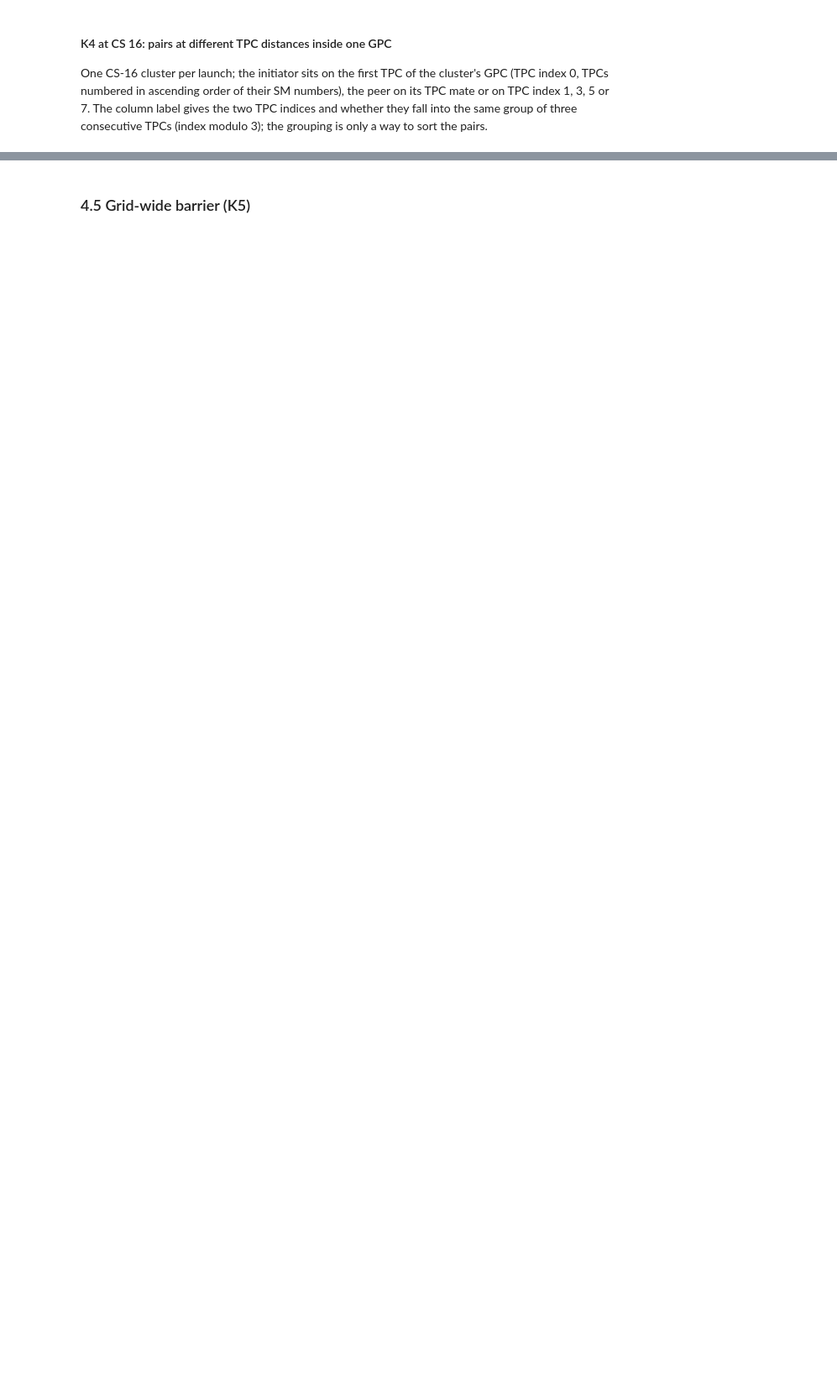
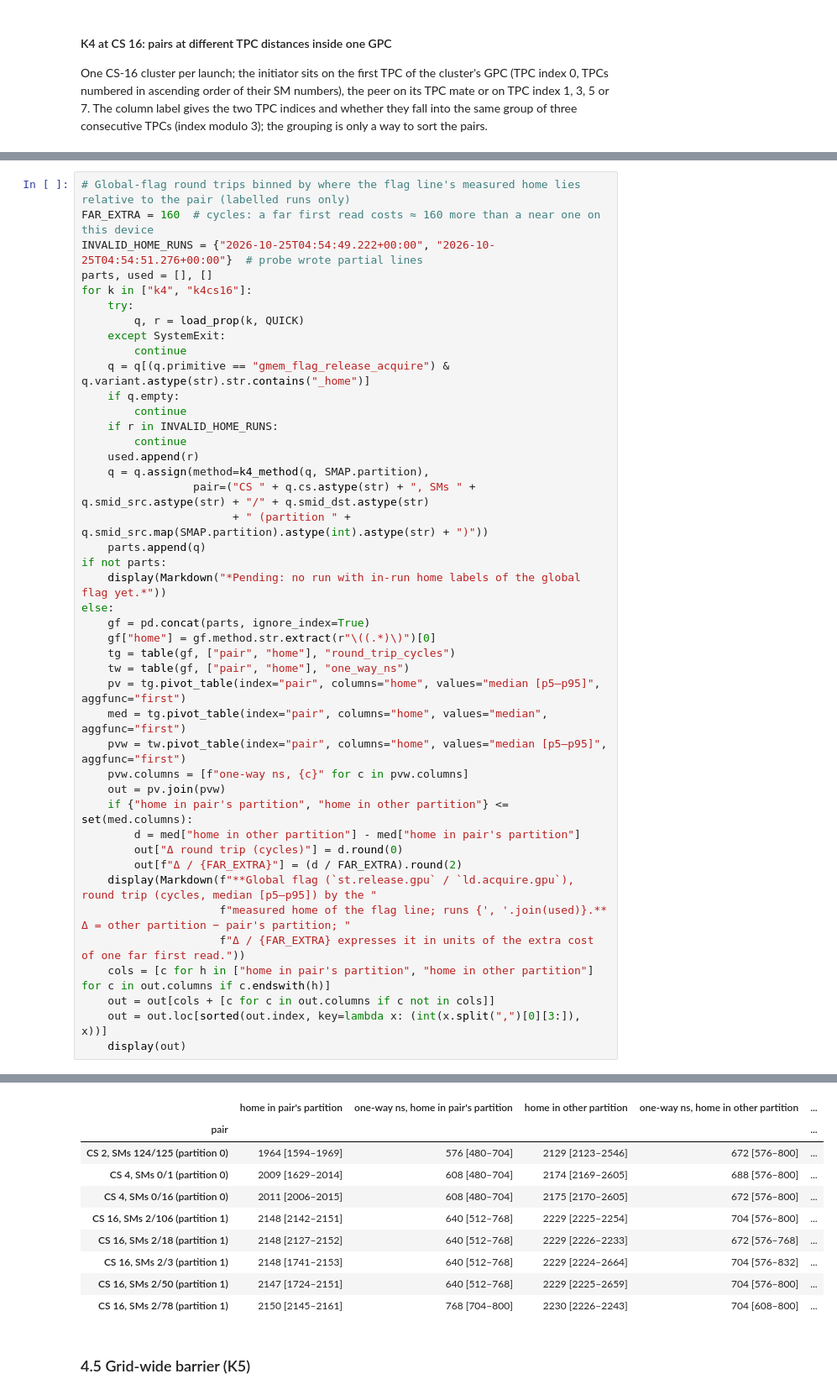
Before and after one commit to lomolisso/h100-microbench, a Jupyter notebook: experiments/07__synchronization_primitives/07__synchronization_primitives.ipynb, the cells around one changed output, grey strips where cells are left out. Shown at 84% size. Saved outputs shown, nothing was run; the diff lists cells and outputs as text; blank space fills up the shorter version.

```diff
--- a/experiments/07__synchronization_primitives/07__synchronization_primitives.ipynb
+++ b/experiments/07__synchronization_primitives/07__synchronization_primitives.ipynb
@@ -728,0 +732,44 @@ Across the 5 pairs, a method's median round trip varies by 0–25 cycles (larges
+# %%
+# Global-flag round trips binned by where the flag line's measured home lies relative to the pair (labelled runs only)
+FAR_EXTRA = 160  # cycles: a far first read costs ≈ 160 more than a near one on this device
+INVALID_HOME_RUNS = {"2026-10-25T04:54:49.222+00:00", "2026-10-25T04:54:51.276+00:00"}  # probe wrote partial lines
+parts, used = [], []
+for k in ["k4", "k4cs16"]:
+    try:
+        q, r = load_prop(k, QUICK)
+    except SystemExit:
+        continue
+    q = q[(q.primitive == "gmem_flag_release_acquire") & q.variant.astype(str).str.contains("_home")]
+    if q.empty:
+        continue
+    if r in INVALID_HOME_RUNS:
+        continue
+    used.append(r)
+    q = q.assign(method=k4_method(q, SMAP.partition),
+                 pair=("CS " + q.cs.astype(str) + ", SMs " + q.smid_src.astype(str) + "/" + q.smid_dst.astype(str)
+                       + " (partition " + q.smid_src.map(SMAP.partition).astype(int).astype(str) + ")"))
+    parts.append(q)
+if not parts:
+    display(Markdown("*Pending: no run with in-run home labels of the global flag yet.*"))
+else:
+    gf = pd.concat(parts, ignore_index=True)
+    gf["home"] = gf.method.str.extract(r"\((.*)\)")[0]
+    tg = table(gf, ["pair", "home"], "round_trip_cycles")
+    tw = table(gf, ["pair", "home"], "one_way_ns")
+    pv = tg.pivot_table(index="pair", columns="home", values="median [p5–p95]", aggfunc="first")
+    med = tg.pivot_table(index="pair", columns="home", values="median", aggfunc="first")
+    pvw = tw.pivot_table(index="pair", columns="home", values="median [p5–p95]", aggfunc="first")
+    pvw.columns = [f"one-way ns, {c}" for c in pvw.columns]
+    out = pv.join(pvw)
+    if {"home in pair's partition", "home in other partition"} <= set(med.columns):
+        d = med["home in other partition"] - med["home in pair's partition"]
+        out["Δ round trip (cycles)"] = d.round(0)
+        out[f"Δ / {FAR_EXTRA}"] = (d / FAR_EXTRA).round(2)
+    display(Markdown(f"**Global flag (`st.release.gpu` / `ld.acquire.gpu`), round trip (cycles, median [p5–p95]) by the "
+                     f"measured home of the flag line; runs {', '.join(used)}.** Δ = other partition − pair's partition; "
+                     f"Δ / {FAR_EXTRA} expresses it in units of the extra cost of one far first read."))
+    cols = [c for h in ["home in pair's partition", "home in other partition"] for c in out.columns if c.endswith(h)]
+    out = out[cols + [c for c in out.columns if c not in cols]]
+    out = out.loc[sorted(out.index, key=lambda x: (int(x.split(",")[0][3:]), x))]
+    display(out)
+# %% [output]
@@ -729,3 +777,13 @@ Across the 5 pairs, a method's median round trip varies by 0–25 cycles (larges
+|  | home in pair's partition | one-way ns, home in pair's partition | home in other partition | one-way ns, home in other partition | ... |
+| pair |  |  |  |  | ... |
+| CS 2, SMs 124/125 (partition 0) | 1964 [1594–1969] | 576 [480–704] | 2129 [2123–2546] | 672 [576–800] | ... |
+| CS 4, SMs 0/1 (partition 0) | 2009 [1629–2014] | 608 [480–704] | 2174 [2169–2605] | 688 [576–800] | ... |
+| CS 4, SMs 0/16 (partition 0) | 2011 [2006–2015] | 608 [480–704] | 2175 [2170–2605] | 672 [576–800] | ... |
+| CS 16, SMs 2/106 (partition 1) | 2148 [2142–2151] | 640 [512–768] | 2229 [2225–2254] | 704 [576–800] | ... |
+| CS 16, SMs 2/18 (partition 1) | 2148 [2127–2152] | 640 [512–768] | 2229 [2226–2233] | 672 [576–768] | ... |
+| CS 16, SMs 2/3 (partition 1) | 2148 [1741–2153] | 640 [512–768] | 2229 [2224–2664] | 704 [576–832] | ... |
+| CS 16, SMs 2/50 (partition 1) | 2147 [1724–2151] | 640 [512–768] | 2229 [2225–2659] | 704 [576–800] | ... |
+| CS 16, SMs 2/78 (partition 1) | 2150 [2145–2161] | 768 [704–800] | 2230 [2226–2243] | 704 [608–800] | ... |
 # %% [markdown]
 ### 4.5 Grid-wide barrier (K5)
 # %%
```
Also changed, not shown: parts of 10 cells of this notebook, 5 other files.
